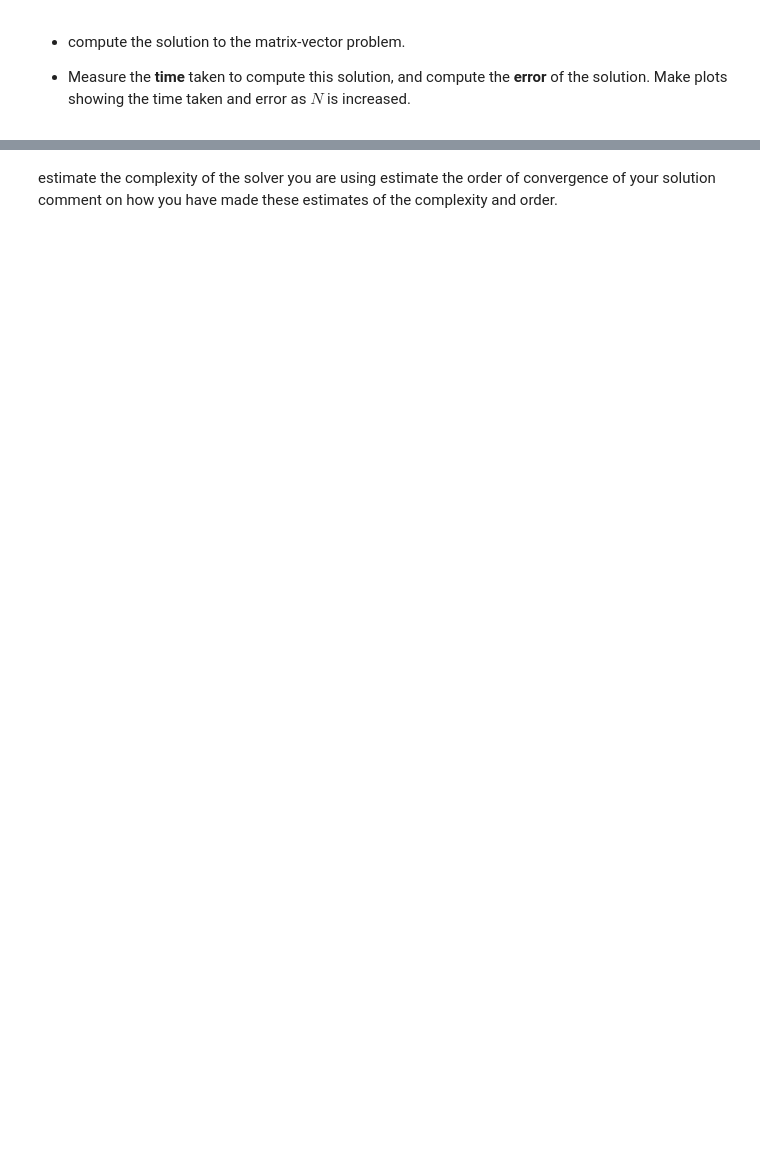
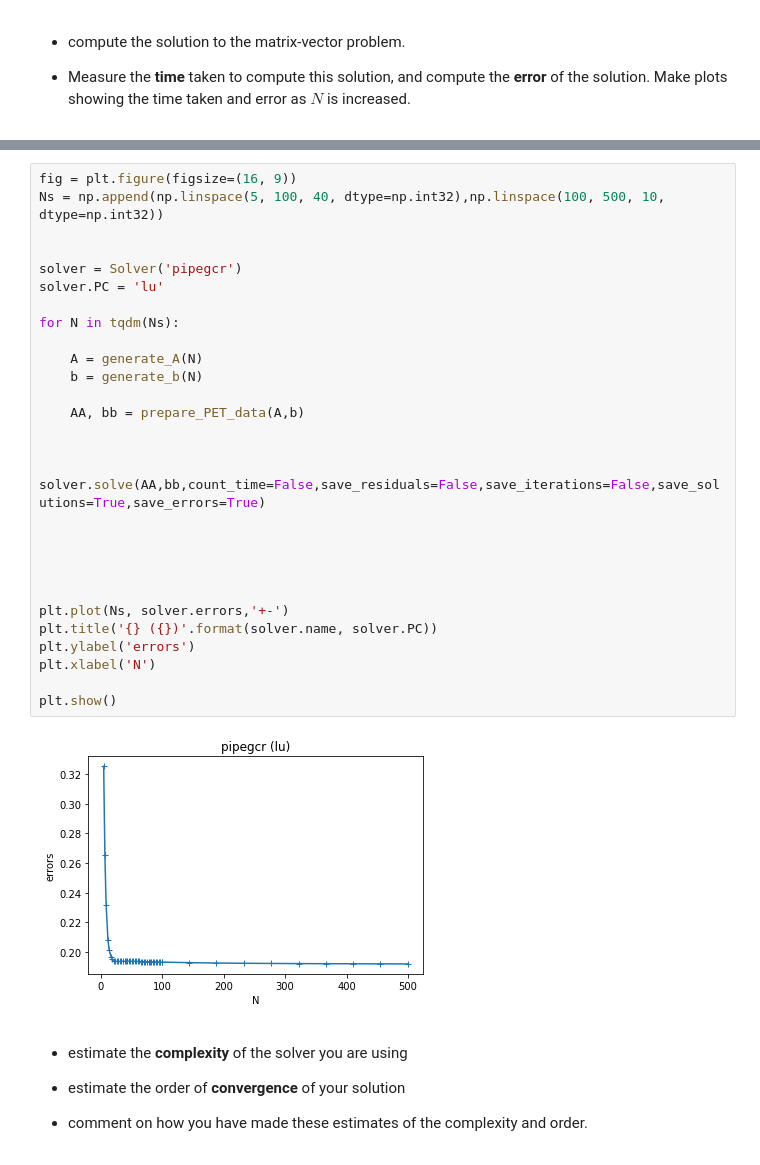
Before and after one commit to YRYoung/HPC, a Jupyter notebook: Assigenment/Assignment_4.ipynb, the cells around one changed output, grey strips where cells are left out. Cells and saved outputs as stored; diff of their text form; blank space fills up the shorter version.

```diff
--- a/Assigenment/Assignment_4.ipynb
+++ b/Assigenment/Assignment_4.ipynb
@@ -404,4 +383,37 @@ Text(0.5, 0, 'N')
+# %%
+fig = plt.figure(figsize=(16, 9))
+Ns = np.append(np.linspace(5, 100, 40, dtype=np.int32),np.linspace(100, 500, 10, dtype=np.int32))
+
+
+solver = Solver('pipegcr')
+solver.PC = 'lu'
+
+for N in tqdm(Ns):
+
+    A = generate_A(N)
+    b = generate_b(N)
+
+    AA, bb = prepare_PET_data(A,b)
+
+
+    solver.solve(AA,bb,count_time=False,save_residuals=False,save_iterations=False,save_solutions=True,save_errors=True)
+
+
+
+
+
+plt.plot(Ns, solver.errors,'+-')
+plt.title('{} ({})'.format(solver.name, solver.PC))
+plt.ylabel('errors')
+plt.xlabel('N')
+
+plt.show()
+# %% [output]
+[figure, added]
 # %% [markdown]
- estimate the complexity of the solver you are using
- estimate the order of convergence of your solution
- comment on how you have made these estimates of the complexity and order.
+
+ * estimate the **complexity** of the solver you are using
+
+ * estimate the order of **convergence** of your solution
+
+ * comment on how you have made these estimates of the complexity and order.
```
Also changed, not shown: parts of 5 cells of this notebook.
